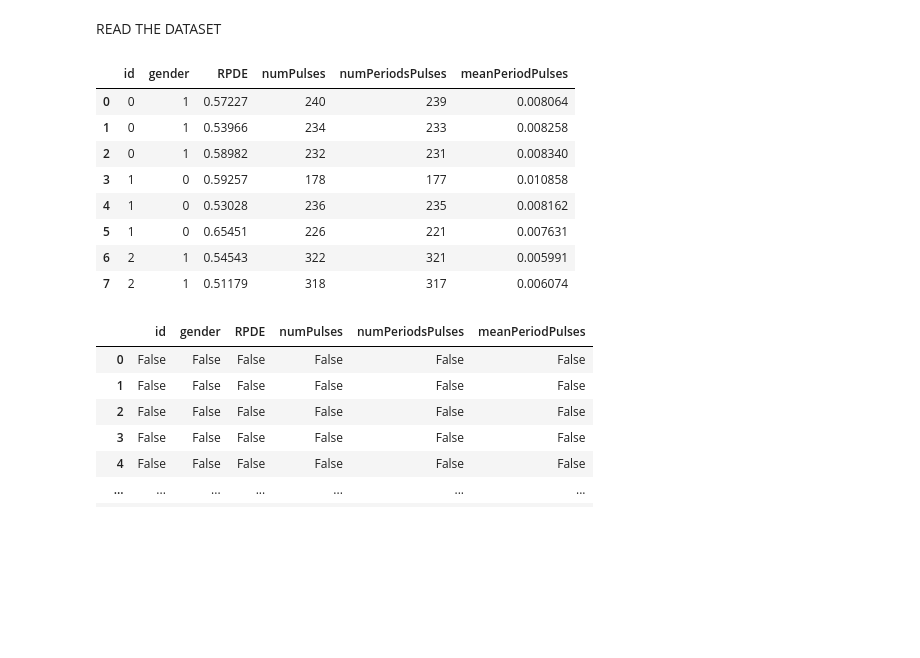
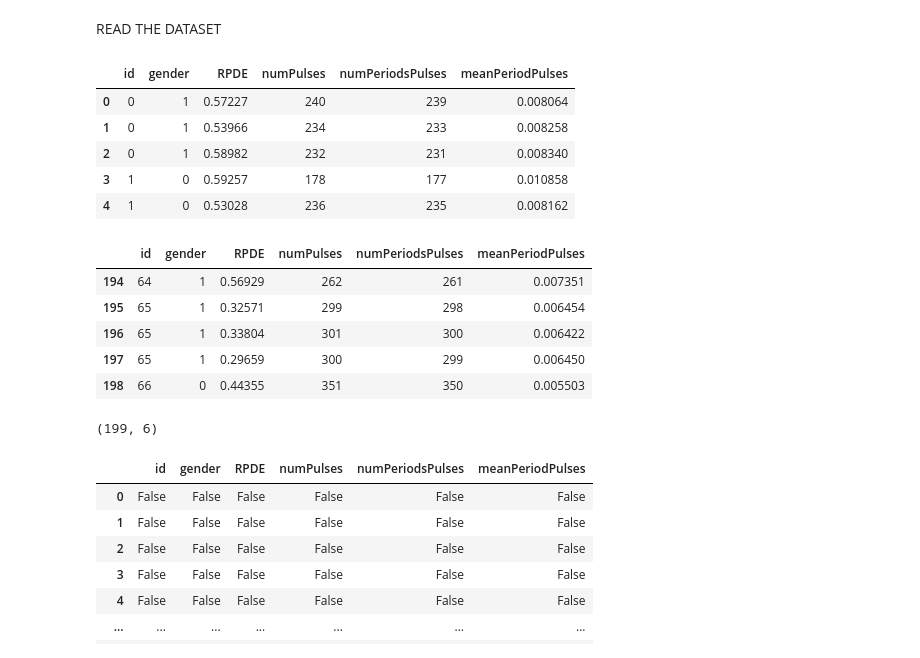
Before and after one commit to eswarmatta/ML2021, a Jupyter notebook: Untitled5.ipynb, the cells around one changed output. Saved outputs shown, nothing was run; the diff lists cells and outputs as text; code cells hidden in the pictures; blank space fills up the shorter version.

```diff
--- a/Untitled5.ipynb
+++ b/Untitled5.ipynb
@@ -40,17 +40,27 @@ from sklearn.metrics import accuracy_score
 READ THE DATASET
 # %%
 par=pd.read_csv('par.csv')
-par.head(8)
+par.head()
 # %% [output]
 |  | id | gender | RPDE | numPulses | numPeriodsPulses | meanPeriodPulses |
 | 0 | 0 | 1 | 0.57227 | 240 | 239 | 0.008064 |
 | 1 | 0 | 1 | 0.53966 | 234 | 233 | 0.008258 |
 | 2 | 0 | 1 | 0.58982 | 232 | 231 | 0.008340 |
 | 3 | 1 | 0 | 0.59257 | 178 | 177 | 0.010858 |
 | 4 | 1 | 0 | 0.53028 | 236 | 235 | 0.008162 |
-| 5 | 1 | 0 | 0.65451 | 226 | 221 | 0.007631 |
-| 6 | 2 | 1 | 0.54543 | 322 | 321 | 0.005991 |
-| 7 | 2 | 1 | 0.51179 | 318 | 317 | 0.006074 |
+# %%
+par.tail()
+# %% [output]
+|  | id | gender | RPDE | numPulses | numPeriodsPulses | meanPeriodPulses |
+| 194 | 64 | 1 | 0.56929 | 262 | 261 | 0.007351 |
+| 195 | 65 | 1 | 0.32571 | 299 | 298 | 0.006454 |
+| 196 | 65 | 1 | 0.33804 | 301 | 300 | 0.006422 |
+| 197 | 65 | 1 | 0.29659 | 300 | 299 | 0.006450 |
+| 198 | 66 | 0 | 0.44355 | 351 | 350 | 0.005503 |
+# %%
+par.shape
+# %% [output]
+(199, 6)
 # %%
 par.isnull()
 # %% [output]
```
Also changed, not shown: parts of 15 cells of this notebook.
